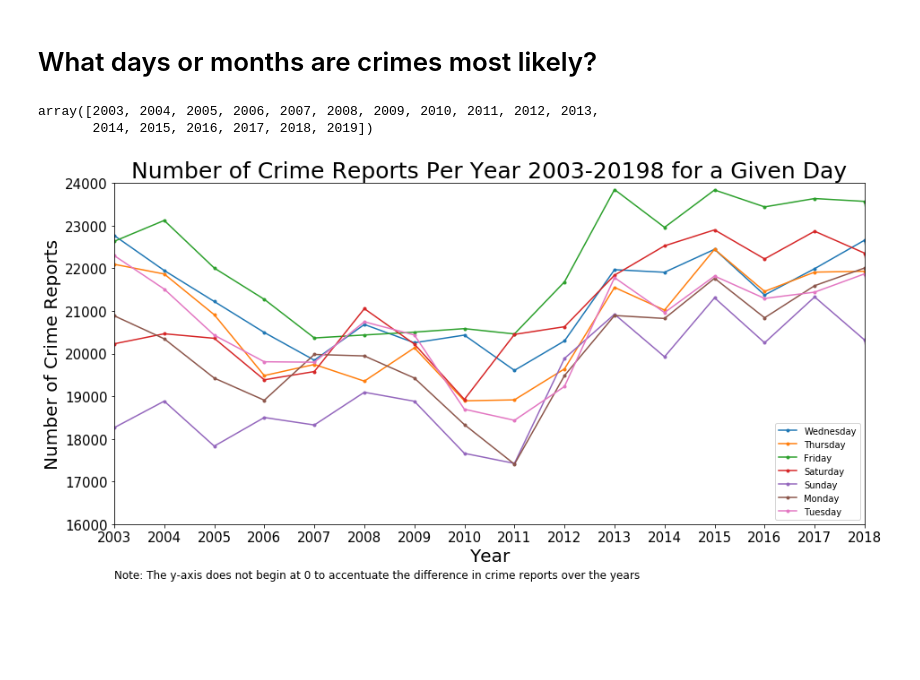
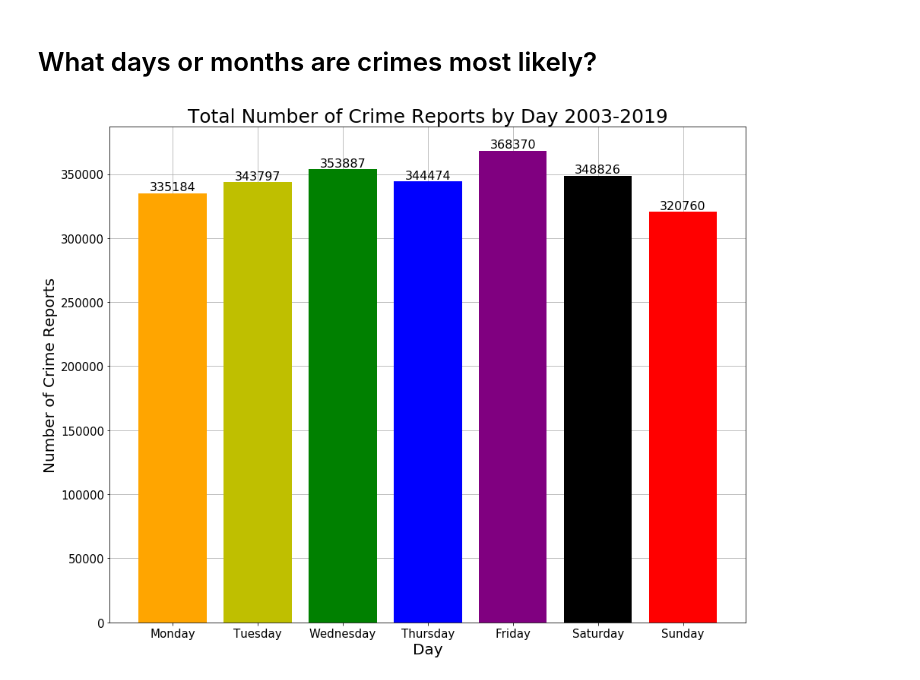
Before and after one commit to gyamane/Springboard, a Jupyter notebook: capstone_project_1/data_storytelling.ipynb, the cells around one changed output. Cells and saved outputs as stored; diff of their text form; code cells hidden in the pictures; blank space fills up the shorter version.

```diff
--- a/capstone_project_1/data_storytelling.ipynb
+++ b/capstone_project_1/data_storytelling.ipynb
@@ -13,10 +13,10 @@ from matplotlib import cm
 # %%
 # Grab dataframe containing police reports
 # Create df on Macbook
-df = pd.read_csv("/Users/garrettyamane/Desktop/Springboard/capstone_project_1_data/merged.csv")
+# df = pd.read_csv("/Users/garrettyamane/Desktop/Springboard/capstone_project_1_data/merged.csv")
 
 # Create df on PC
-# df = pd.read_csv("/Users/Garrett/Desktop/Springboard/capstone_project_1_data/merged.csv")
+df = pd.read_csv("/Users/Garrett/Desktop/Springboard/capstone_project_1_data/merged.csv")
 df = df.drop(columns='Unnamed: 0')
 df.head()
 # %% [output]
@@ -156,12 +156,8 @@ There are a couple of things I observe in these two charts that stand out regard
 # %% [markdown]
 # What days or months are crimes most likely?
 # %%
-sf_date_times = df[["Incident Day of Week", "Incident Year", "Incident Time"]]
-days = sf_date_times["Incident Day of Week"]
-years = sf_date_times["Incident Year"]
-times = sf_date_times["Incident Time"]
+sf_date_times = df[["Incident Day of Week", "Incident Year", "Incident Time", "Incident Date"]]
+sf_days = sf_date_times["Incident Day of Week"]
+sf_months = pd.to_datetime(sf_date_times["Incident Date"]).dt.month
+sf_years = sf_date_times["Incident Year"]
+sf_times = sf_date_times["Incident Time"]
-# %%
-sf_date_times[sf_date_times["Incident Year"] == 2003]
-# %% [output]
-array([2003, 2004, 2005, 2006, 2007, 2008, 2009, 2010, 2011, 2012, 2013,
-       2014, 2015, 2016, 2017, 2018, 2019])
@@ -168,45 +166,60 @@ array([2003, 2004, 2005, 2006, 2007, 2008, 2009, 2010, 2011, 2012, 2013,
 # %%
-# Create figure to display crimes reported per year based on the day of the week
-fig, ax = plt.subplots(figsize=(15, 7))
+# Create figure to display crimes reported per day of the week
+fig, ax = plt.subplots(figsize=(15, 12))
 
 # Set title and axis labels
-ax.set_title("Number of Crime Reports Per Year 2003-20198 for a Given Day", fontsize=25)
-ax.set_xlabel("Year", fontsize=20)
+ax.set_title("Total Number of Crime Reports by Day 2003-2019", fontsize=25)
+ax.set_xlabel("Day", fontsize=20)
 ax.set_ylabel("Number of Crime Reports", fontsize=20)
 ax.tick_params(axis = 'both', which = 'major', labelsize = 15)
 
-# Show all years on x-axis
-plt.xticks(num_reports_by_year.index)
+# List of bar characteristics
+days = ["Monday", "Tuesday", "Wednesday", "Thursday", "Friday", "Saturday", "Sunday"]
+totals = []
+colors = ['orange', 'y', 'green', 'blue', 'purple', 'black', 'red']
 
-# List of bar colors
-colors = ['orange', 'yellow', 'green', 'blue', 'purple', 'black', 'red']
+for day in days:
+    total = sum(sf_days == day)
+    totals.append(total)
 
-# LINE PLOT
-for day in days.unique():
-    totals = []
-    for year in years.unique():
-        sf_year_crime = sf_date_times[sf_date_times["Incident Year"] == year]
-        year_totals = len(sf_year_crime[sf_year_crime["Incident Day of Week"] == day])
-        totals.append(year_totals)
-    plt.plot(years.unique(), totals, '.-')
+ax.grid(zorder=0)
+plot = plt.bar(days, totals, color=colors, zorder=3)
 
-ax.set_xlim(2003, 2018)
-ax.set_ylim(16000, 24000)
-plt.legend(days.unique(), loc='lower right')
+for bar in plot:
+    height = bar.get_height()
+    plt.text(bar.get_x() + bar.get_width()/2.0, height, '%d' % int(height), ha='center', va='bottom', fontsize=16)
+
+plt.show()
+
+# # LINE PLOT
+# for day in days.unique():
+#     totals = []
+#     for year in years.unique():
+#         sf_year_crime = sf_date_times[sf_date_times["Incident Year"] == year]
+#         year_totals = len(sf_year_crime[sf_year_crime["Incident Day of Week"] == day])
+#         totals.append(year_totals)
+#     plt.plot(years.unique(), totals, 'o-', color=colors[c])
+#     c += 1
+
+# ax.set_xlim(2003, 2018)
+# ax.set_ylim(16000, 24000)
+# plt.legend(days.unique(), loc='lower right', prop={'size': 18})
 
 # Add footnote
-plt.annotate('Note: The y-axis does not begin at 0 to accentuate the difference in crime reports over the years', (0,0), (0, -50), xycoords='axes fraction', textcoords='offset points', va='top', fontsize=12)
+# plt.annotate('Note: The y-axis does not begin at 0 to accentuate the difference in crime reports over the years', (0,0), (0, -50), xycoords='axes fraction', textcoords='offset points', va='top', fontsize=12)
 
-plt.show()
+# plt.show()
+
+
 
 # BAR GRAPH
 # for year in years.unique():
 #     sf_year_crime = sf_date_times[sf_date_times["Incident Year"] == year]
 #     totals = []
 #     for day in days.unique():
 #         day_total = len(sf_year_crime[sf_year_crime["Incident Day of Week"] == day])
 #         totals.append(day_total)
 #     plt.bar(days.unique(), totals, color=colors)
 #     plt.show()
 # %% [output]
-[figure, old version]
+[figure, new version]
```
Also changed, not shown: parts of 5 cells of this notebook.
